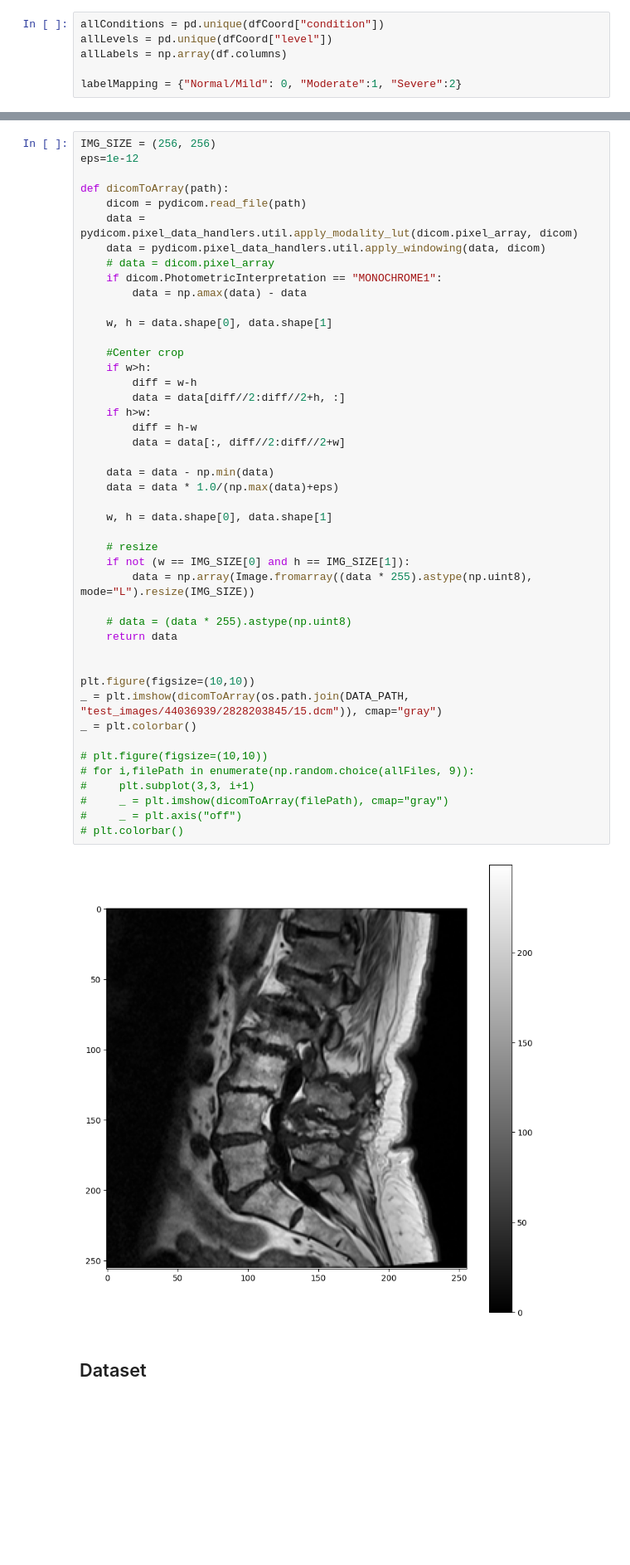
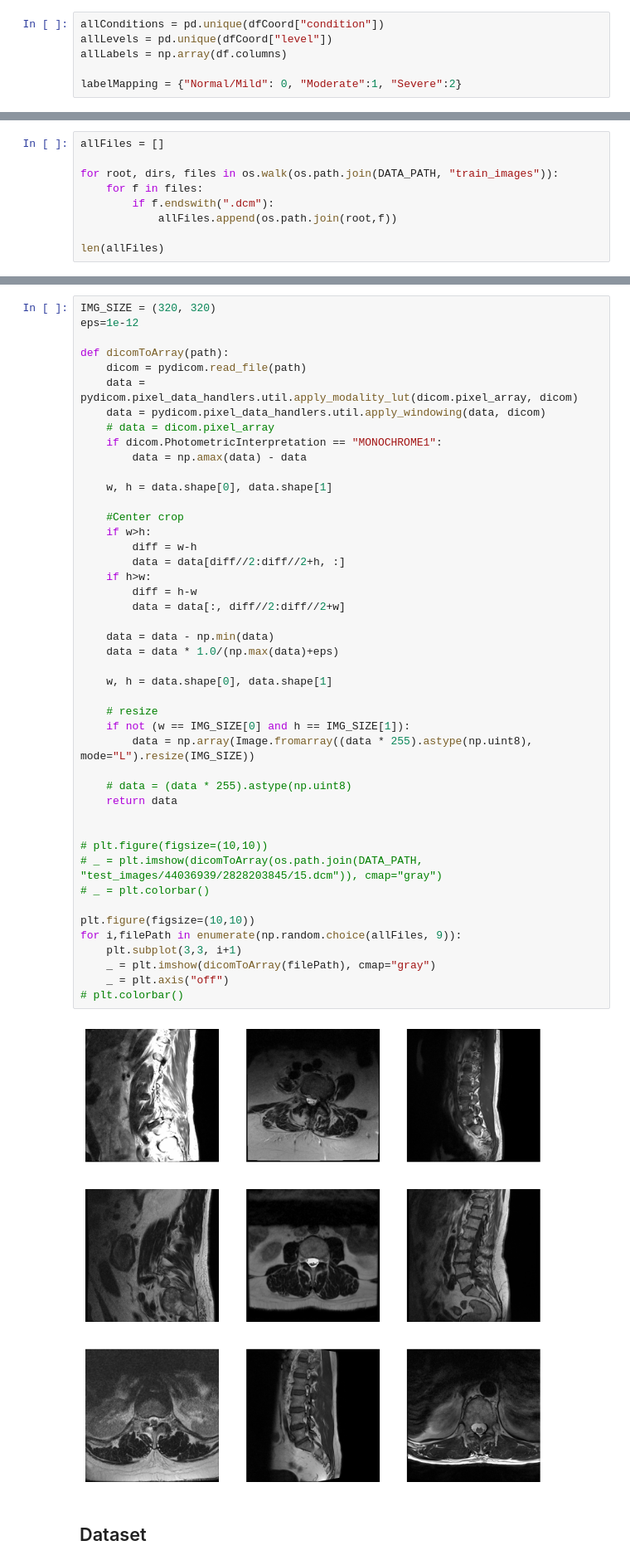
Before and after one commit to m5k5/RSNA2024, a Jupyter notebook: conditionClassifier.ipynb, the cells around one changed output, grey strips where cells are left out. Shown at 83% size. Cells and saved outputs as stored; diff of their text form; blank space fills up the shorter version.

```diff
--- a/conditionClassifier.ipynb
+++ b/conditionClassifier.ipynb
@@ -138,0 +172,9 @@ else:
+# %%
+allFiles = []
+
+for root, dirs, files in os.walk(os.path.join(DATA_PATH, "train_images")):
+    for f in files:
+        if f.endswith(".dcm"):
+            allFiles.append(os.path.join(root,f))
+
+len(allFiles)
@@ -139,5 +183,5 @@ else:
 # %%
-IMG_SIZE = (256, 256)
+IMG_SIZE = (320, 320)
 eps=1e-12
 
 def dicomToArray(path):
@@ -147,41 +191,41 @@ def dicomToArray(path):
     # data = dicom.pixel_array
     if dicom.PhotometricInterpretation == "MONOCHROME1":
         data = np.amax(data) - data
 
     w, h = data.shape[0], data.shape[1]
 
     #Center crop
     if w>h:
         diff = w-h
         data = data[diff//2:diff//2+h, :]
     if h>w:
         diff = h-w
         data = data[:, diff//2:diff//2+w]
 
     data = data - np.min(data)
     data = data * 1.0/(np.max(data)+eps)
 
     w, h = data.shape[0], data.shape[1]
 
     # resize
     if not (w == IMG_SIZE[0] and h == IMG_SIZE[1]):
         data = np.array(Image.fromarray((data * 255).astype(np.uint8), mode="L").resize(IMG_SIZE))
 
     # data = (data * 255).astype(np.uint8)
     return data
 
 
+# plt.figure(figsize=(10,10))
+# _ = plt.imshow(dicomToArray(os.path.join(DATA_PATH, "test_images/44036939/2828203845/15.dcm")), cmap="gray")
+# _ = plt.colorbar()
+
 plt.figure(figsize=(10,10))
-_ = plt.imshow(dicomToArray(os.path.join(DATA_PATH, "test_images/44036939/2828203845/15.dcm")), cmap="gray")
-_ = plt.colorbar()
-
-# plt.figure(figsize=(10,10))
-# for i,filePath in enumerate(np.random.choice(allFiles, 9)):
-#     plt.subplot(3,3, i+1)
-#     _ = plt.imshow(dicomToArray(filePath), cmap="gray")
-#     _ = plt.axis("off")
+for i,filePath in enumerate(np.random.choice(allFiles, 9)):
+    plt.subplot(3,3, i+1)
+    _ = plt.imshow(dicomToArray(filePath), cmap="gray")
+    _ = plt.axis("off")
 # plt.colorbar()
 # %% [output]
-[figure, old version]
+[figure, new version]
 # %% [markdown]
 ## Dataset
```
Also changed, not shown: parts of 20 cells of this notebook, 4 other files.
